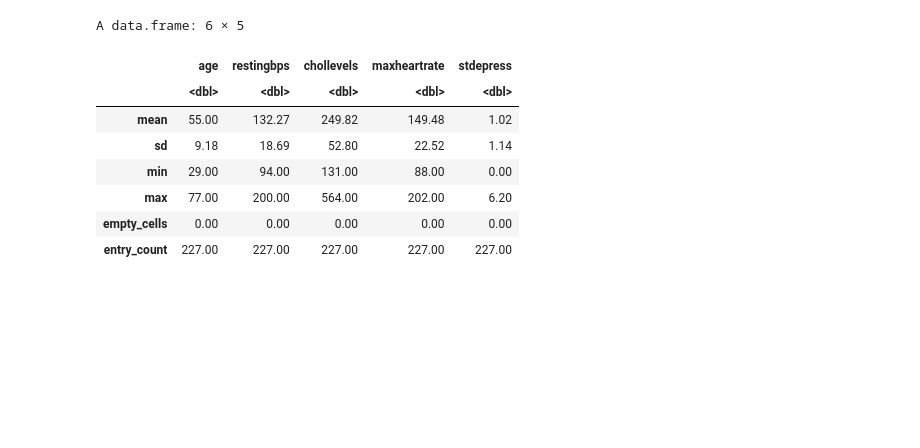
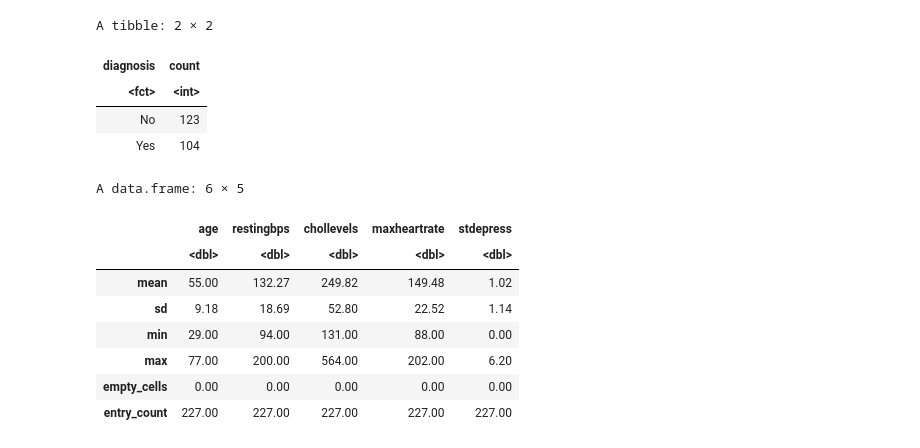
Before and after one commit to rjarvi/dsci_100_group_21, a Jupyter notebook: Group Report.ipynb, the cells around one changed output. Drawn from its saved outputs; the diff is of its cells as text; code cells hidden in the pictures; blank space fills up the shorter version.

```diff
--- a/Group Report.ipynb
+++ b/Group Report.ipynb
@@ -24,6 +42,17 @@ heart_split <- initial_split(heartdf, prop = 0.75, strata = diagnosis)
 heart_train <- training(heart_split)
 heart_test <- testing(heart_split)
 heart_train_no_class <- select(heart_train, age, restingbps, chollevels, maxheartrate, stdepress)
+# %%
+diagnosis_summary <- heart_train |>
+    group_by(diagnosis) |>
+    summarize(count = n())
+diagnosis_summary
+# %% [output]
+A tibble: 2 × 2
+| diagnosis | count |
+| <fct> | <int> |
+| No | 123 |
+| Yes | 104 |
 # %%
 summary_stats <- heart_train_no_class |>
     sapply(function(x) {
```
Also changed, not shown: parts of 4 cells of this notebook.
